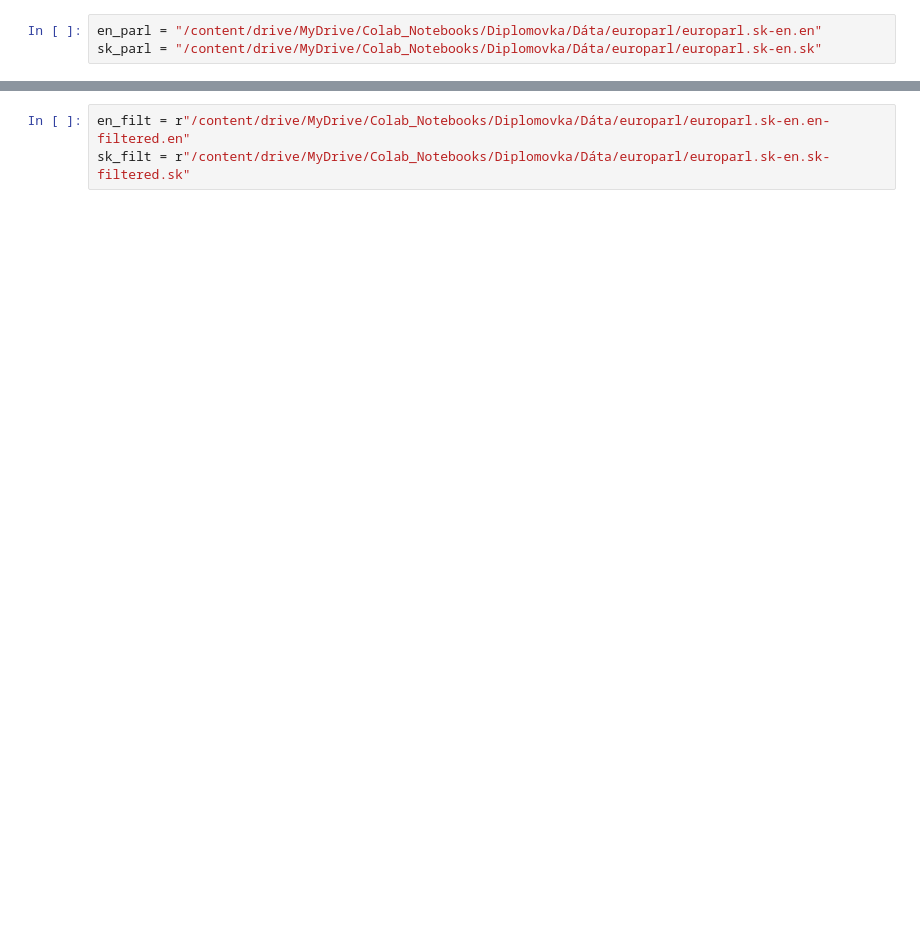
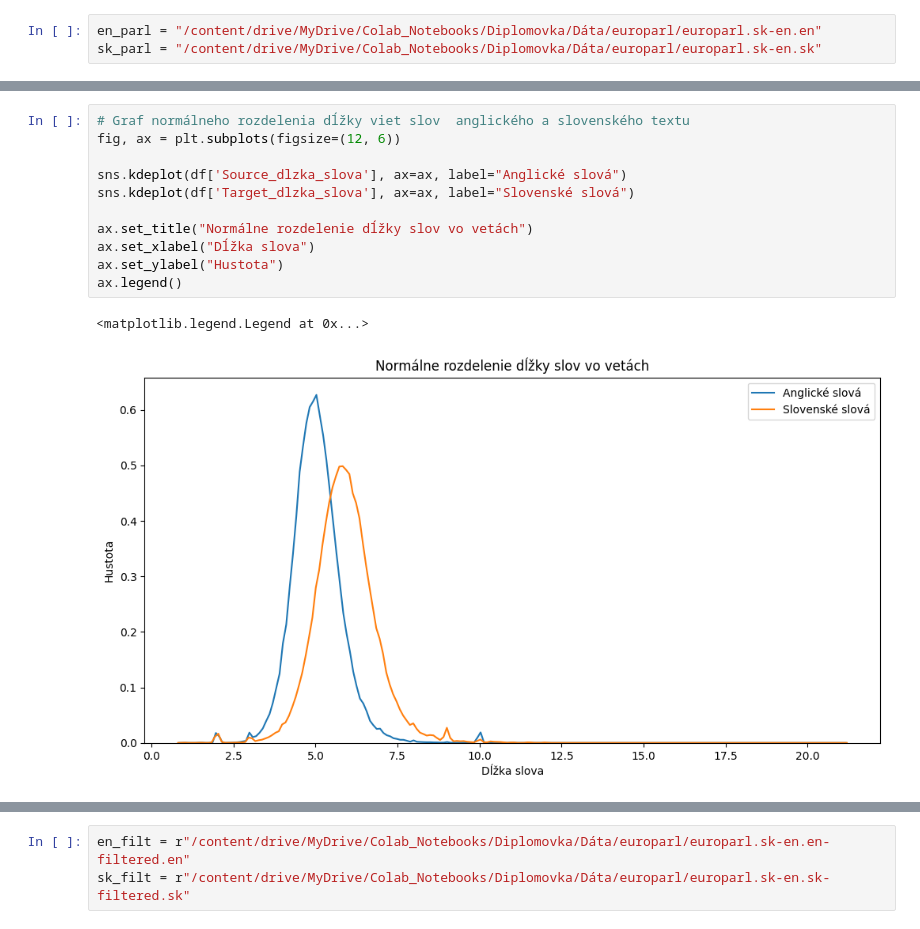
Before and after one commit to ukf-matusklestinec/Strojovy-preklad-DP, a Jupyter notebook: Predspracovanie_dat_Trenovanie.ipynb, the cells around one changed output, grey strips where cells are left out. Drawn from its saved outputs; the diff is of its cells as text; blank space fills up the shorter version.

```diff
--- a/Predspracovanie_dat_Trenovanie.ipynb
+++ b/Predspracovanie_dat_Trenovanie.ipynb
@@ -202,0 +187,14 @@ Target súbor uložený: /content/drive/MyDrive/Colab_Notebooks/Diplomovka/Dát
+# %%
+# Graf normálneho rozdelenia dĺžky viet slov  anglického a slovenského textu
+fig, ax = plt.subplots(figsize=(12, 6))
+
+sns.kdeplot(df['Source_dlzka_slova'], ax=ax, label="Anglické slová")
+sns.kdeplot(df['Target_dlzka_slova'], ax=ax, label="Slovenské slová")
+
+ax.set_title("Normálne rozdelenie dĺžky slov vo vetách")
+ax.set_xlabel("Dĺžka slova")
+ax.set_ylabel("Hustota")
+ax.legend()
+# %% [output]
+<matplotlib.legend.Legend at 0x...>
+[figure, added]
```
Also changed, not shown: parts of 20 cells of this notebook.
